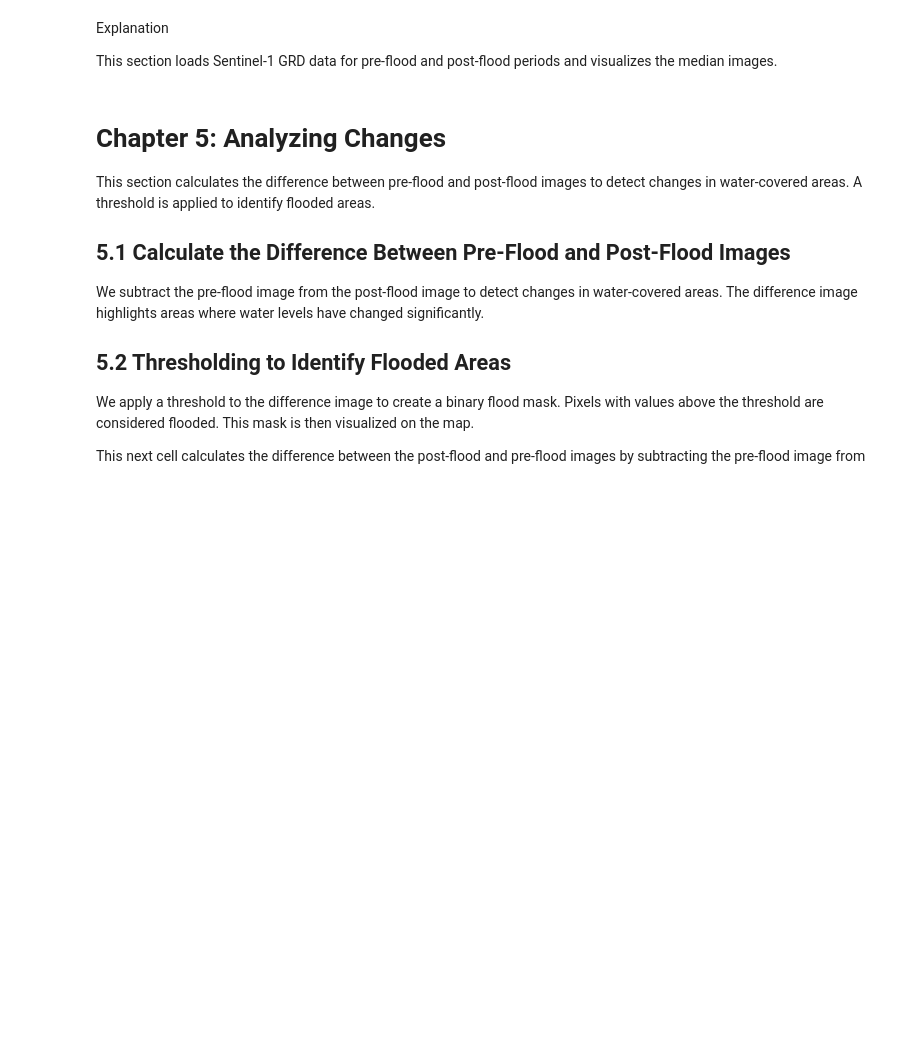
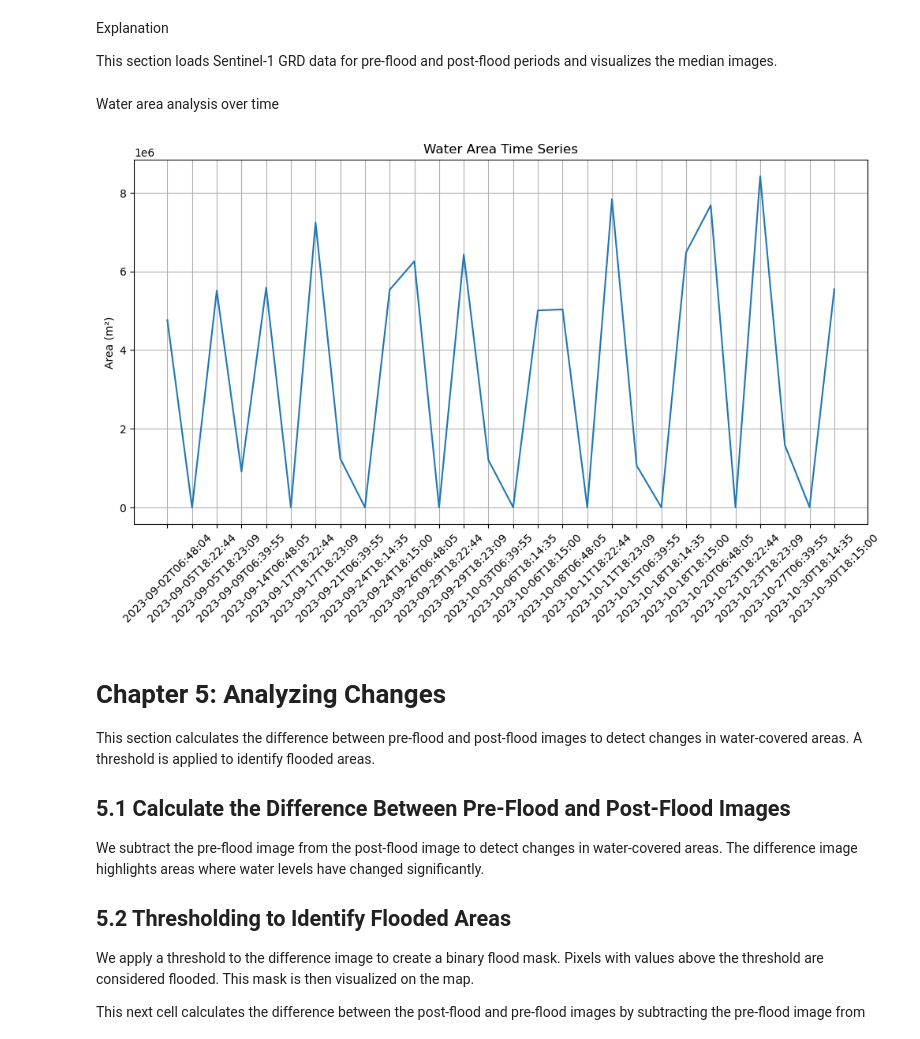
Before and after one commit to nelsondca/Flood-Detection-System-FYP, a Jupyter notebook: Gee/GEEtest.ipynb, the cells around one changed output. Drawn from its saved outputs; the diff is of its cells as text; code cells hidden in the pictures; blank space fills up the shorter version.

Commit message:
Added water area analysis over time ploting a graph

```diff
--- a/Gee/GEEtest.ipynb
+++ b/Gee/GEEtest.ipynb
@@ -94,6 +94,45 @@ Map(center=[51.8691, -8.2646], controls=(WidgetControl(options=['position', 'tra
 Explanation
 
 This section loads Sentinel-1 GRD data for pre-flood and post-flood periods and visualizes the median images.
+# %% [markdown]
+Water area analysis over time
+# %%
+# Create full time series collection
+full_collection = ee.ImageCollection('COPERNICUS/S1_GRD') \
+    .filterBounds(aoi) \
+    .filterDate('2023-09-01', '2023-10-31') \
+    .filter(ee.Filter.listContains('transmitterReceiverPolarisation', 'VV')) \
+    .filter(ee.Filter.eq('instrumentMode', 'IW'))
+
+# Function to calculate water extent for each image
+def calc_water_extent(image):
+    water = image.select('VV').gt(2)  # Using your existing threshold
+    area = water.multiply(ee.Image.pixelArea())
+    stats = area.reduceRegion(
+        reducer=ee.Reducer.sum(),
+        geometry=aoi,
+        scale=30
+    )
+    return image.set({'water_area': stats.get('VV'), 'date': image.date().format()})
+
+# Apply to collection
+time_series = full_collection.map(calc_water_extent)
+
+# Export results for plotting
+timeseries_stats = time_series.aggregate_array('water_area').getInfo()
+dates = time_series.aggregate_array('date').getInfo()
+
+# Plotting (in a new cell)
+import matplotlib.pyplot as plt
+plt.figure(figsize=(12,6))
+plt.plot(dates, timeseries_stats)
+plt.title('Water Area Time Series')
+plt.ylabel('Area (m²)')
+plt.xticks(rotation=45)
+plt.grid()
+plt.show()
+# %% [output]
+[figure, added]
 # %% [markdown]
 # Chapter 5: Analyzing Changes
 This section calculates the difference between pre-flood and post-flood images to detect changes in water-covered areas. A threshold is applied to identify flooded areas.
```
Also changed, not shown: parts of 5 cells of this notebook.
